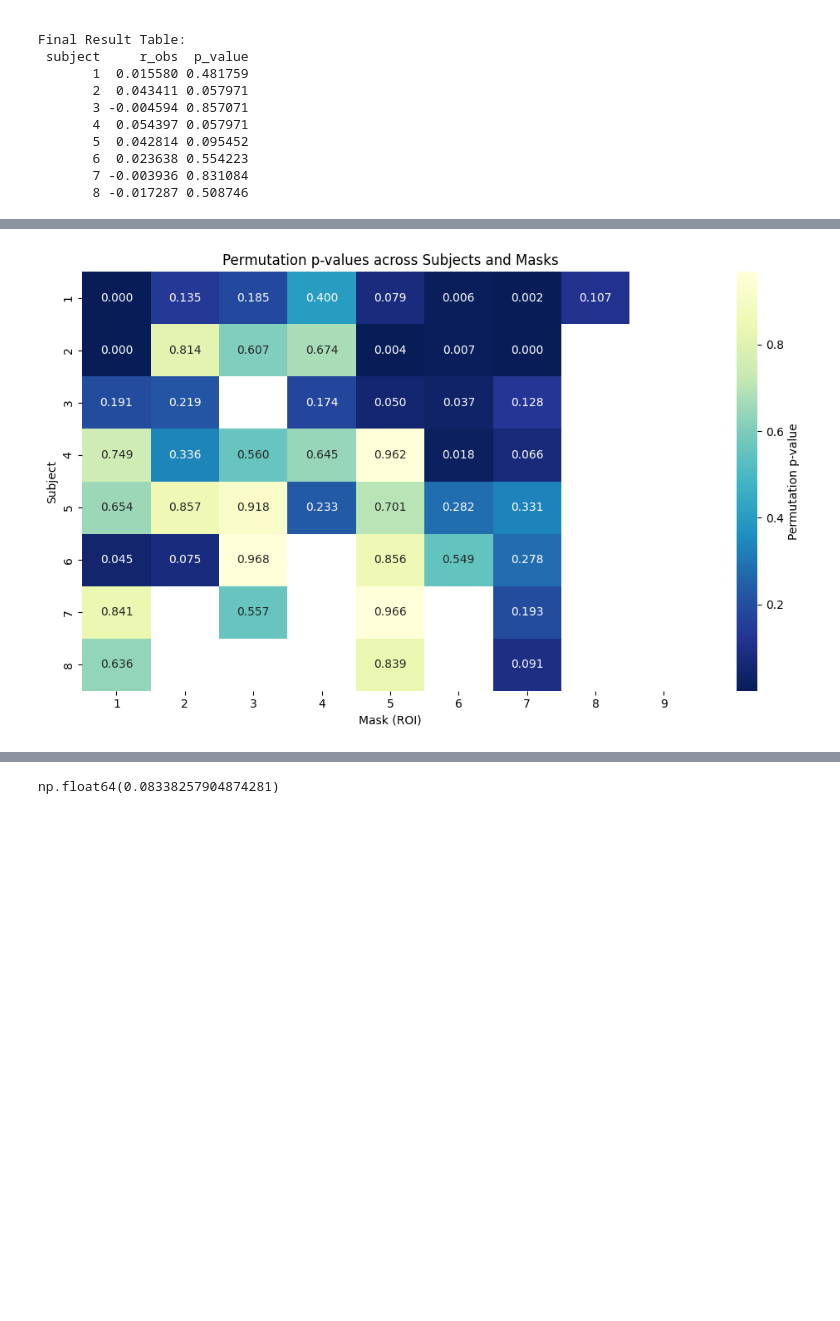
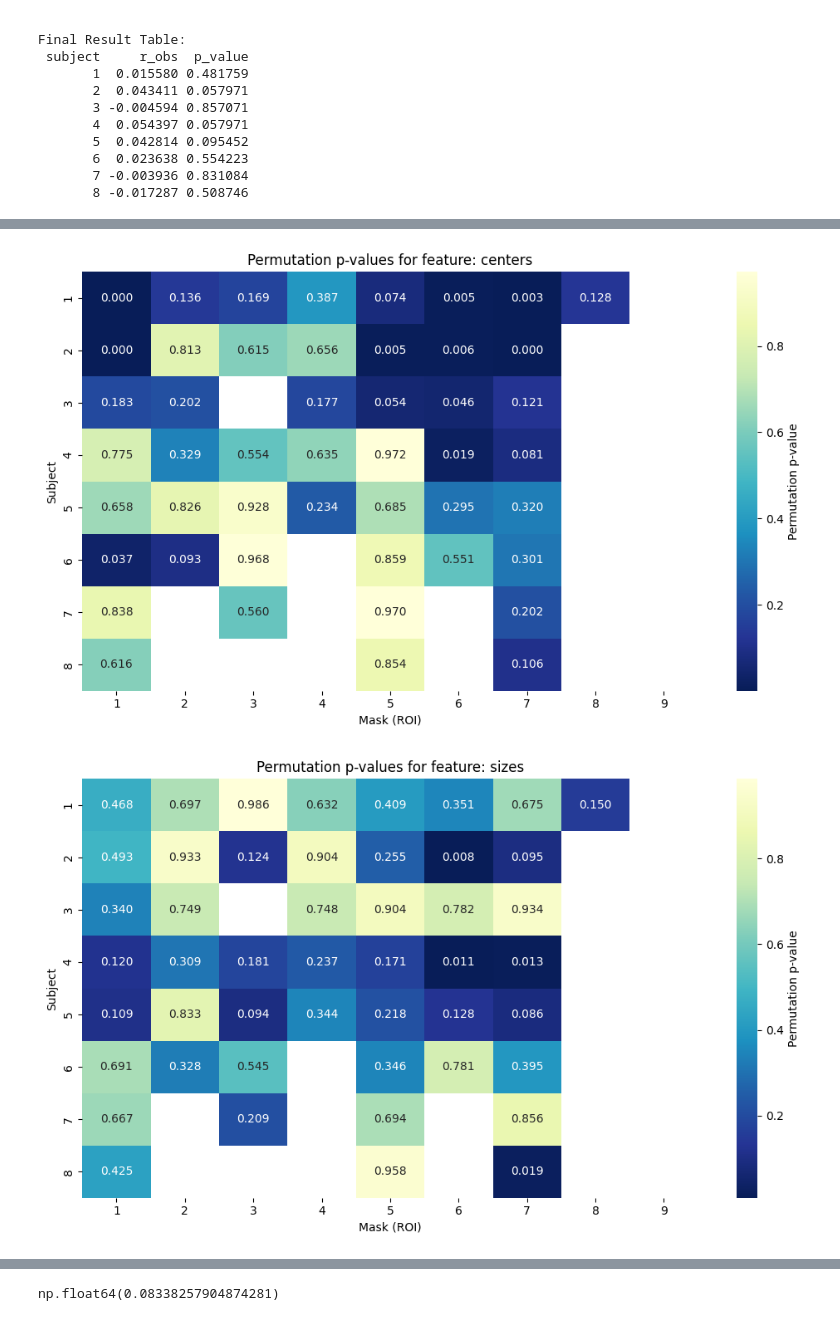
Before and after one commit to maxschwalenberg/master_thesis, a Jupyter notebook: permutation_analysis.ipynb, the cells around one changed output, grey strips where cells are left out. Cells and saved outputs as stored; diff of their text form; code cells hidden in the pictures; blank space fills up the shorter version.

```diff
--- a/permutation_analysis.ipynb
+++ b/permutation_analysis.ipynb
@@ -1160,4 +1110,5 @@ Subject 02, Mask 2 → r = 0.006, p = 0.8141
        8     8       NaN          NaN      NaN
        8     9       NaN          NaN      NaN
 # %%
-df_results.to_excel(f"data/mantel_results_face_locations.xlsx")
+import pandas as pd
+df_results = pd.read_excel(f"data/mantel_results_face_locations_2.xlsx")
@@ -1191,19 +1195,28 @@ plt.show()
 # %%
-pval_data = df_results.pivot(index="subject", columns="mask", values="p_value")
+import seaborn as sns
+import matplotlib.pyplot as plt
 
-plt.figure(figsize=(10, 6))
-sns.heatmap(
-    pval_data,
-    annot=True,
-    fmt=".3f",
-    cmap="YlGnBu_r",
-    mask=pval_data.isna(),
-    cbar_kws={'label': 'Permutation p-value'}
-)
-plt.title("Permutation p-values across Subjects and Masks")
-plt.xlabel("Mask (ROI)")
-plt.ylabel("Subject")
-plt.tight_layout()
-plt.show()
+# Generate one p-value heatmap per feature
+for feature in df_results['feature'].unique():
+    pval_data = (
+        df_results[df_results['feature'] == feature]
+        .pivot(index='subject', columns='mask', values='p_value')
+    )
+
+    plt.figure(figsize=(10, 6))
+    sns.heatmap(
+        pval_data,
+        annot=True,
+        fmt=".3f",
+        cmap="YlGnBu_r",
+        mask=pval_data.isna(),
+        cbar_kws={'label': 'Permutation p-value'}
+    )
+    plt.title(f"Permutation p-values for feature: {feature}")
+    plt.xlabel("Mask (ROI)")
+    plt.ylabel("Subject")
+    plt.tight_layout()
+    plt.show()
 # %% [output]
-[figure, old version]
+[figure, new version]
+[figure, added]
```
Also changed, not shown: parts of 5 cells of this notebook, 33 other files.
